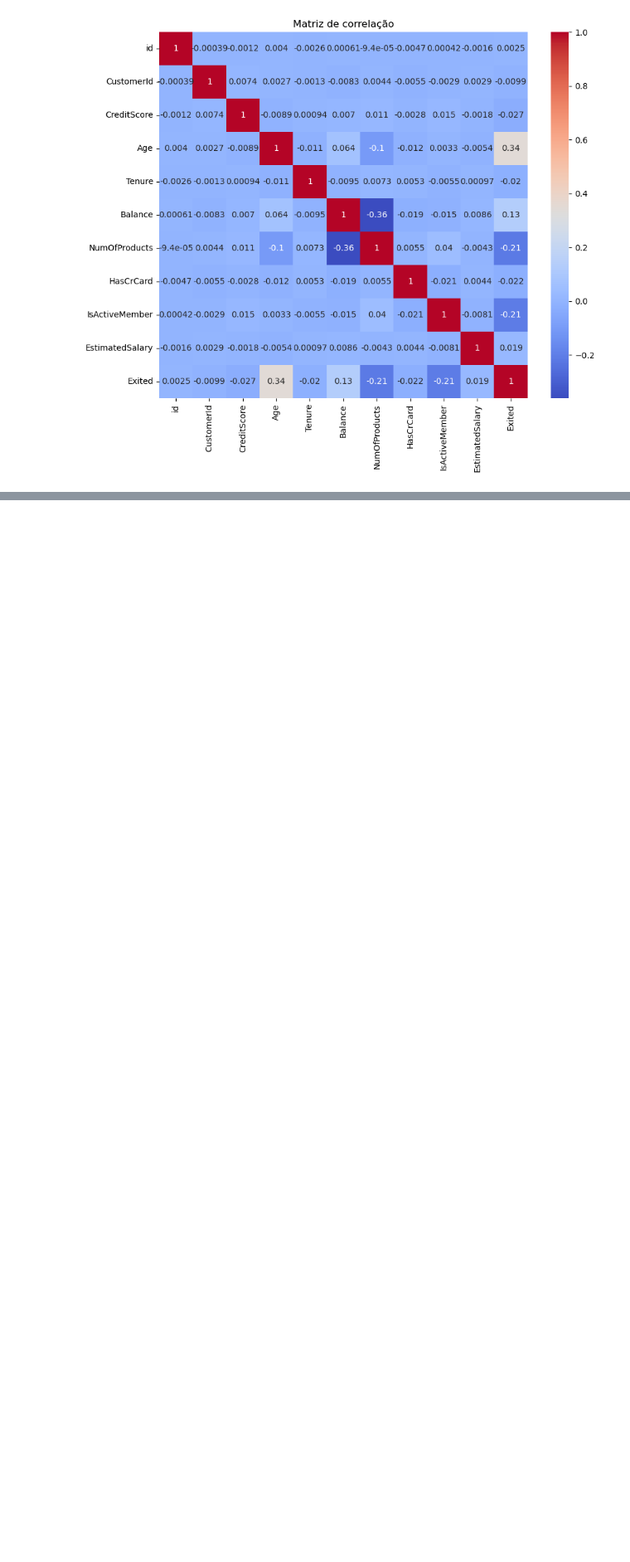
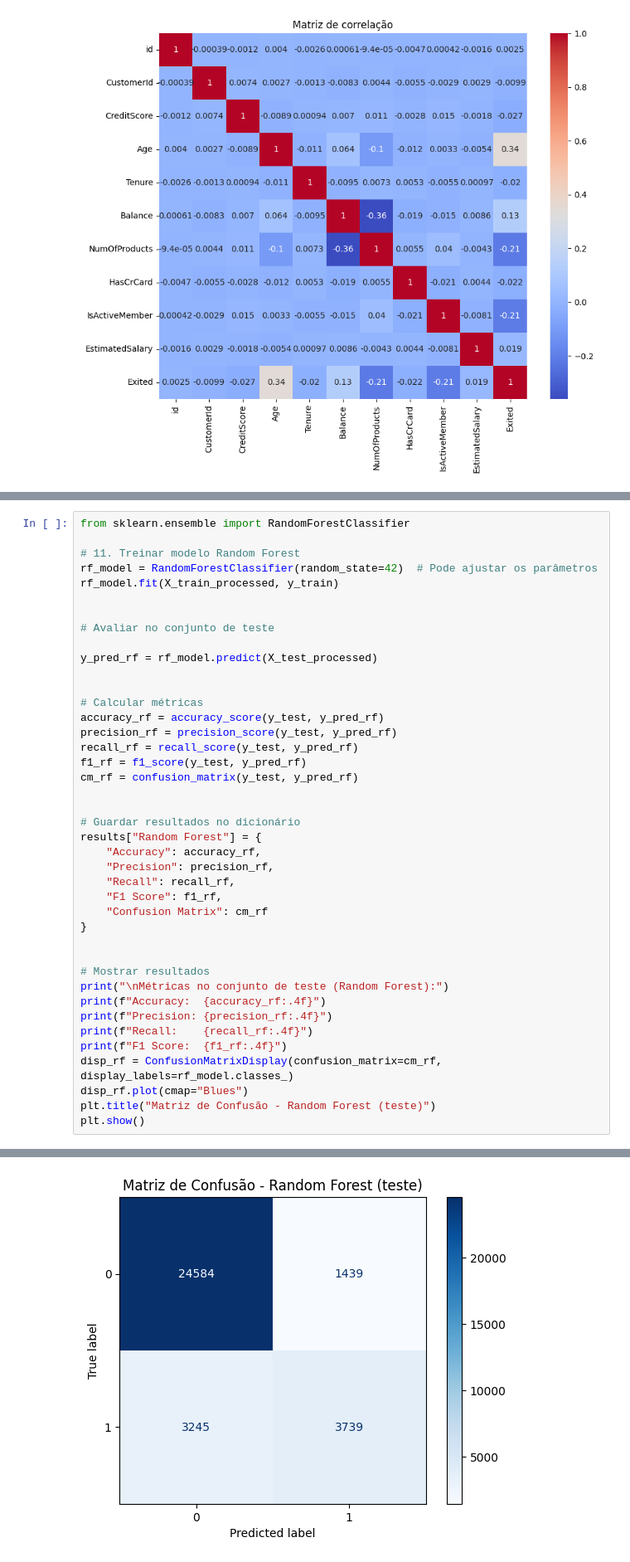
Before and after one commit to asilva1604/iart2-feup-2425, a Jupyter notebook: main.ipynb, the cells around one changed output, grey strips where cells are left out. Shown: that part at 83% size. Saved outputs shown, nothing was run; the diff lists cells and outputs as text; blank space fills up the shorter version.

Commit message:
RandomForest and GradientBoosting

```diff
--- a/main.ipynb
+++ b/main.ipynb
@@ -263,0 +270,42 @@ F1 Score:  0.6338
+# %%
+from sklearn.ensemble import RandomForestClassifier
+
+# 11. Treinar modelo Random Forest
+rf_model = RandomForestClassifier(random_state=42)  # Pode ajustar os parâmetros
+rf_model.fit(X_train_processed, y_train)
+
+
+# Avaliar no conjunto de teste
+
+y_pred_rf = rf_model.predict(X_test_processed)
+
+
+# Calcular métricas
+accuracy_rf = accuracy_score(y_test, y_pred_rf)
+precision_rf = precision_score(y_test, y_pred_rf)
+recall_rf = recall_score(y_test, y_pred_rf)
+f1_rf = f1_score(y_test, y_pred_rf)
+cm_rf = confusion_matrix(y_test, y_pred_rf)
+
+
+# Guardar resultados no dicionário
+results["Random Forest"] = {
+    "Accuracy": accuracy_rf,
+    "Precision": precision_rf,
+    "Recall": recall_rf,
+    "F1 Score": f1_rf,
+    "Confusion Matrix": cm_rf
+}
+
+
+# Mostrar resultados
+print("\nMétricas no conjunto de teste (Random Forest):")
+print(f"Accuracy:  {accuracy_rf:.4f}")
+print(f"Precision: {precision_rf:.4f}")
+print(f"Recall:    {recall_rf:.4f}")
+print(f"F1 Score:  {f1_rf:.4f}")
+disp_rf = ConfusionMatrixDisplay(confusion_matrix=cm_rf, display_labels=rf_model.classes_)
+disp_rf.plot(cmap="Blues")
+plt.title("Matriz de Confusão - Random Forest (teste)")
+plt.show()
+# %% [output]
@@ -263,0 +317 @@ F1 Score:  0.6338
+[figure, added]
```
Also changed, not shown: parts of 6 cells of this notebook.
